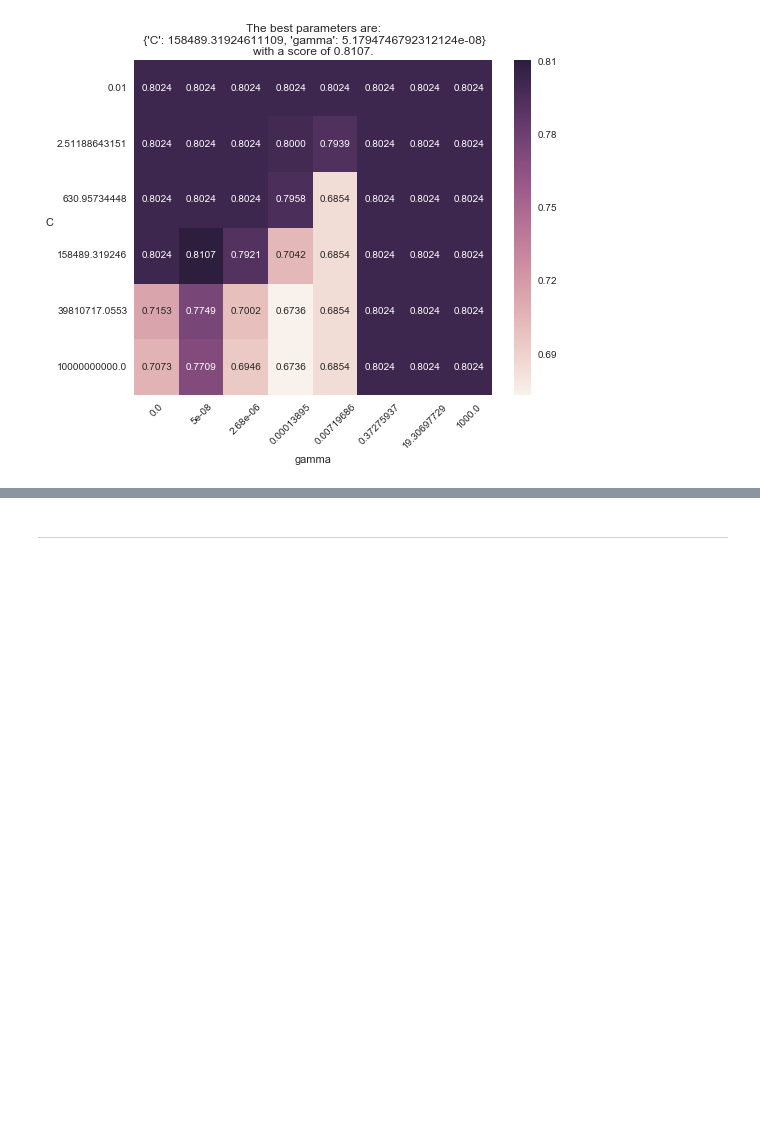
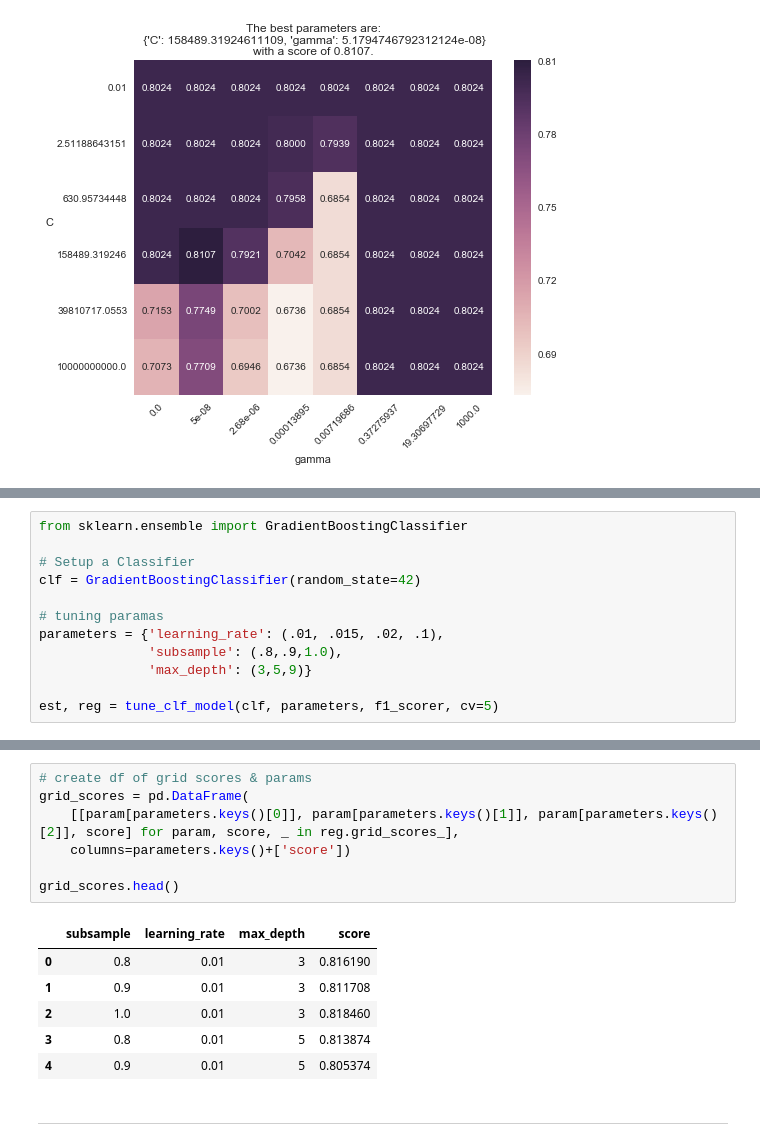
Before and after one commit to kcbighuge/p2-student-intervention, a Jupyter notebook: student_intervention.ipynb, the cells around one changed output, grey strips where cells are left out. Saved outputs shown, nothing was run; the diff lists cells and outputs as text; blank space fills up the shorter version.

```diff
--- a/student_intervention.ipynb
+++ b/student_intervention.ipynb
@@ -658,0 +686,12 @@ ax.set_title("The best parameters are:\n {}\nwith a score of {:0.4f}.".format(
+# %%
+from sklearn.ensemble import GradientBoostingClassifier
+
+# Setup a Classifier
+clf = GradientBoostingClassifier(random_state=42)
+
+# tuning paramas
+parameters = {'learning_rate': (.01, .015, .02, .1),
+              'subsample': (.8,.9,1.0),
+              'max_depth': (3,5,9)}
+
+est, reg = tune_clf_model(clf, parameters, f1_scorer, cv=5)
@@ -659,3 +724,17 @@ ax.set_title("The best parameters are:\n {}\nwith a score of {:0.4f}.".format(
+# %%
+# create df of grid scores & params
+grid_scores = pd.DataFrame(
+    [[param[parameters.keys()[0]], param[parameters.keys()[1]], param[parameters.keys()[2]], score] for param, score, _ in reg.grid_scores_],
+    columns=parameters.keys()+['score'])
+
+grid_scores.head()
+# %% [output]
+|  | subsample | learning_rate | max_depth | score |
+| 0 | 0.8 | 0.01 | 3 | 0.816190 |
+| 1 | 0.9 | 0.01 | 3 | 0.811708 |
+| 2 | 1.0 | 0.01 | 3 | 0.818460 |
+| 3 | 0.8 | 0.01 | 5 | 0.813874 |
+| 4 | 0.9 | 0.01 | 5 | 0.805374 |
 # %% [markdown]
 
 ---
```
Also changed, not shown: parts of 12 cells of this notebook.
